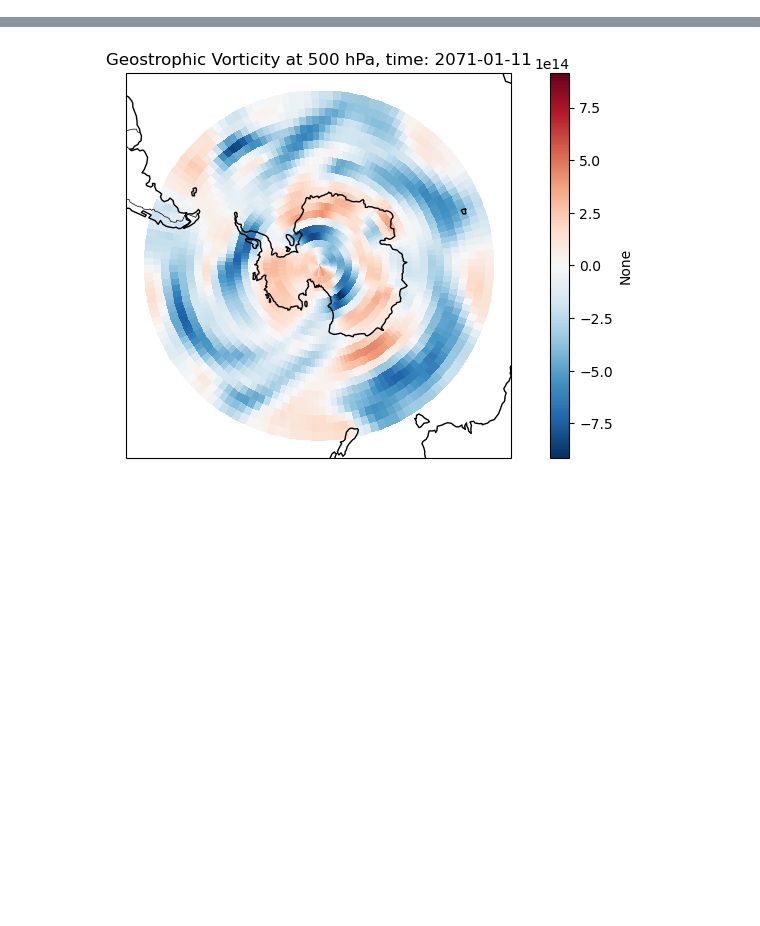
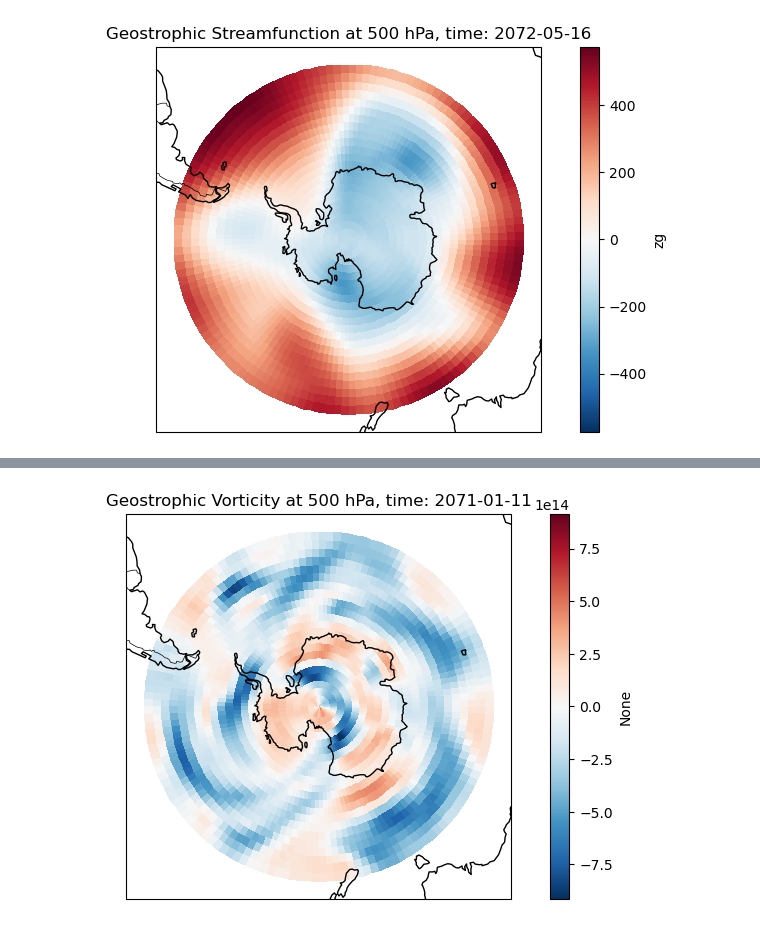
Before and after one commit to radryan1979/Met2GradProject, a Jupyter notebook: open_explore.ipynb, the cells around one changed output, grey strips where cells are left out. Drawn from its saved outputs; the diff is of its cells as text; code cells hidden in the pictures; blank space fills up the shorter version.

```diff
--- a/open_explore.ipynb
+++ b/open_explore.ipynb
@@ -55,0 +64,8 @@ time = ds['time']
+# %%
+z_mean = Z.mean(dim=['lat','lon'])
+# %%
+z_anom = Z - z_mean
+# %%
+plot_field(z_anom, "Geostrophic Streamfunction", time_idx=500, level_value=50000, cmap="RdBu_r", prj='SouthPolarStereo')
+# %% [output]
+[figure, added]
```
Also changed, not shown: parts of 22 cells of this notebook, 4 other files.
